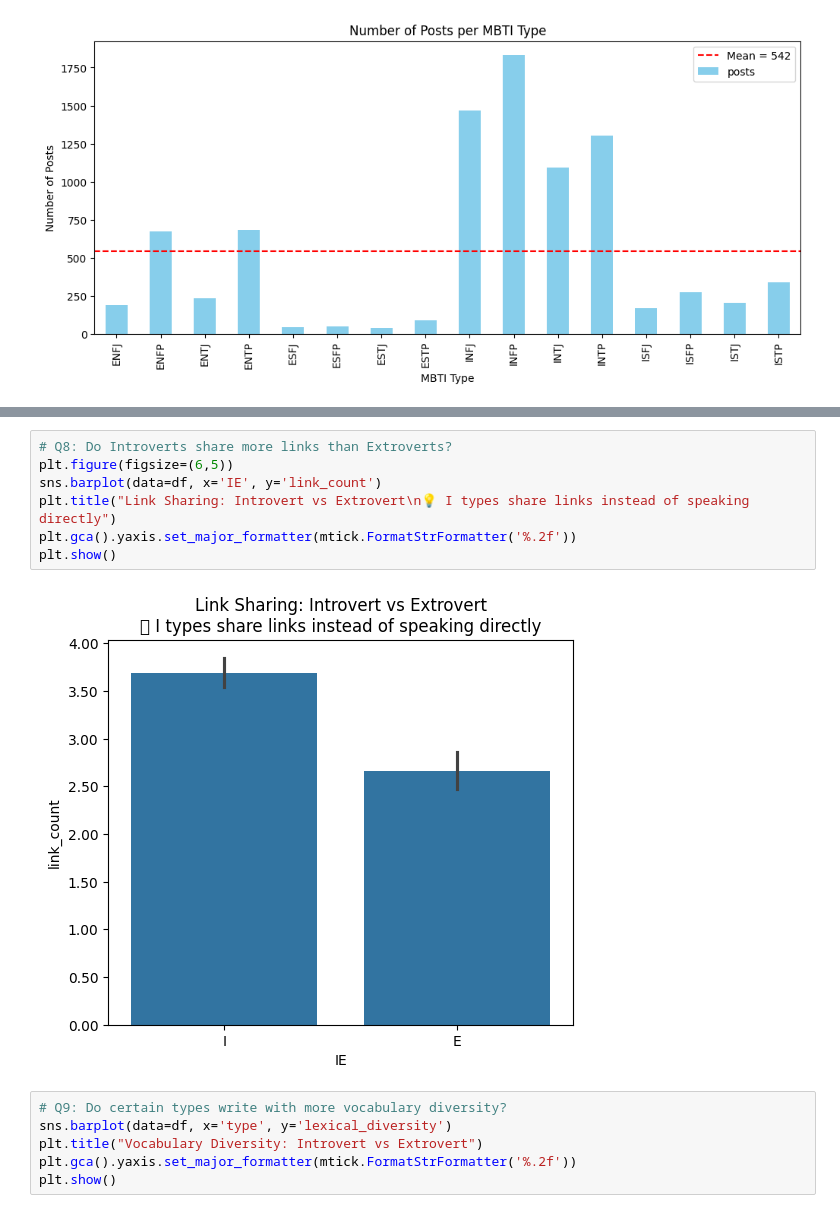
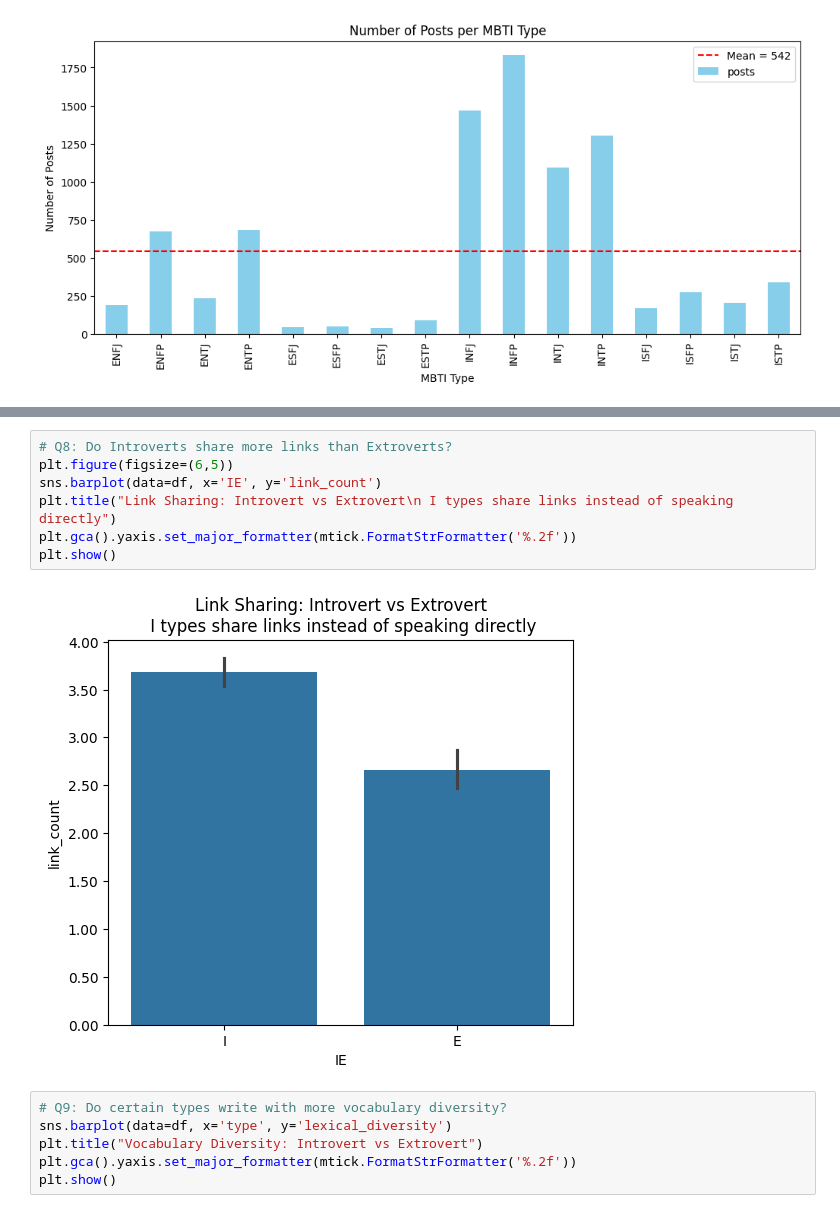
Before and after one commit to EngMohamed-op/MBTI-Personality, a Jupyter notebook: EDA_project.ipynb, the cells around one changed output, grey strips where cells are left out. Saved outputs shown, nothing was run; the diff lists cells and outputs as text.

```diff
--- a/EDA_project.ipynb
+++ b/EDA_project.ipynb
@@ -235,12 +235,12 @@ plt.show()
 # %%
 # Q8: Do Introverts share more links than Extroverts?
 plt.figure(figsize=(6,5))
 sns.barplot(data=df, x='IE', y='link_count')
-plt.title("Link Sharing: Introvert vs Extrovert\n💡 I types share links instead of speaking directly")
+plt.title("Link Sharing: Introvert vs Extrovert\n I types share links instead of speaking directly")
 plt.gca().yaxis.set_major_formatter(mtick.FormatStrFormatter('%.2f'))
 plt.show()
 # %% [output]
-[figure, old version]
+[figure, new version]
 # %%
 # Q9: Do certain types write with more vocabulary diversity?
 sns.barplot(data=df, x='type', y='lexical_diversity')
```
Also changed, not shown: parts of 15 cells of this notebook.
